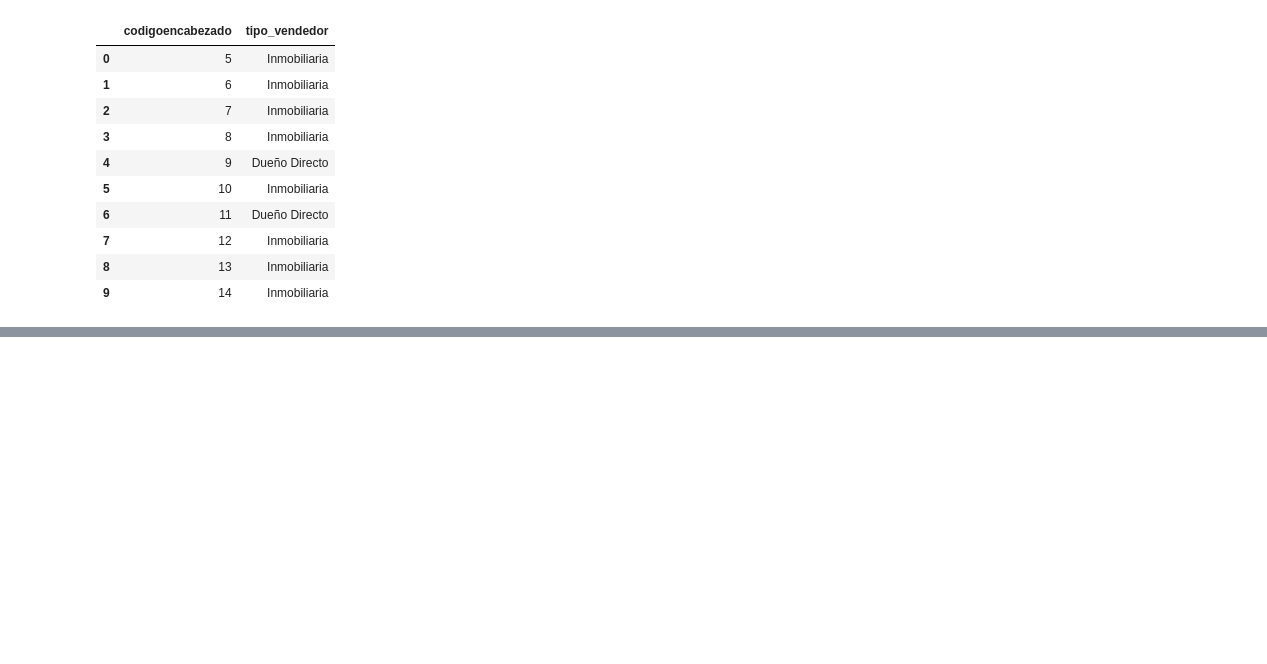
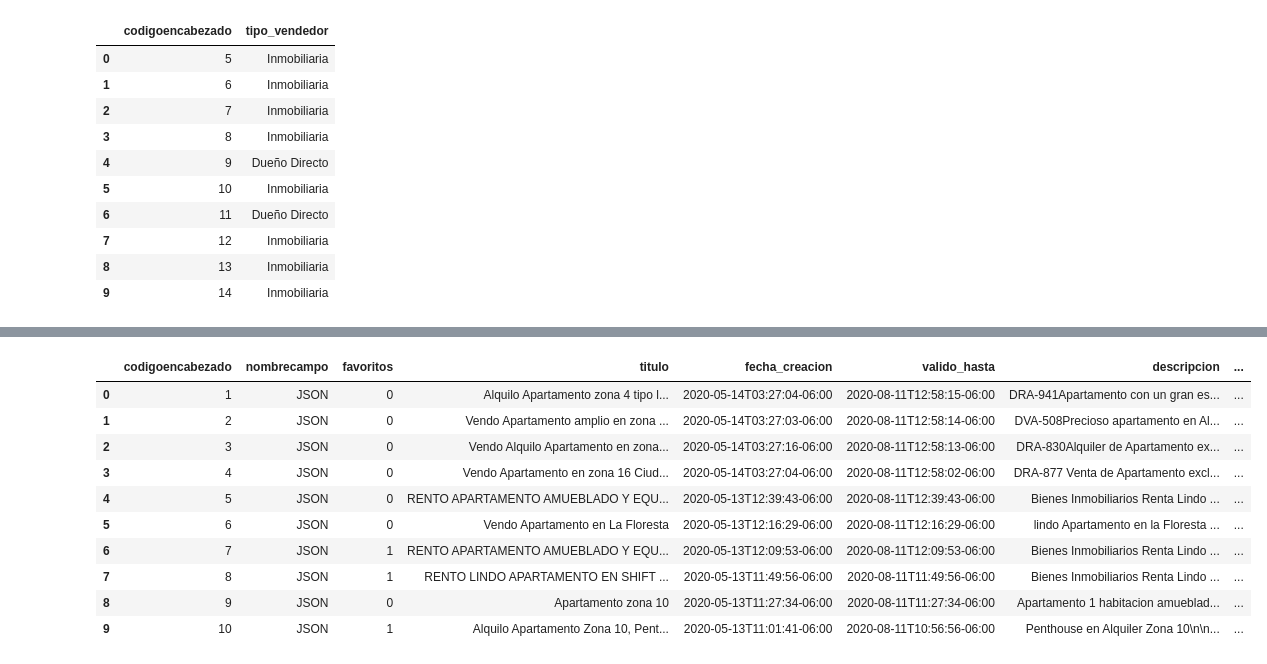
Before and after one commit to yadderace/ScrappingProject, a Jupyter notebook: Notebooks/Data Cleaning.ipynb, the cells around one changed output, grey strips where cells are left out. Drawn from its saved outputs; the diff is of its cells as text; code cells hidden in the pictures; blank space fills up the shorter version.

Commit message:
Se agrego seccion de JSON y se cambio el nombre de archivo a Data Cleaning

```diff
--- a/Notebooks/Data Wrangling.ipynb
+++ b/Notebooks/Data Cleaning.ipynb
@@ -554,0 +584,47 @@ dfDetalleVendedor.head(10)
+# %%
+# Obtenemos solo registros con NombreCampo == "JSON"
+dfDetalleJson = dfDetalleRegistros.loc[dfDetalleRegistros["nombrecampo"] == "JSON",
+                                        ["codigoencabezado", "nombrecampo", "valorjson"]]
+
+# Reseteamos valores de indices.
+dfDetalleJson.reset_index(drop = True, inplace = True)
+
+# Obtenemos los elementos que interesan
+dfDetalleJson['favoritos'] = [list(json.loads(json.dumps(elemento))['elements'].values())[0]['favorites']['count']
+                              for elemento in dfDetalleJson['valorjson']]
+
+dfDetalleJson['titulo'] = [list(json.loads(json.dumps(elemento))['elements'].values())[0]['title']
+                              for elemento in dfDetalleJson['valorjson']]
+
+dfDetalleJson['fecha_creacion'] = [list(json.loads(json.dumps(elemento))['elements'].values())[0]['created_at']
+                              for elemento in dfDetalleJson['valorjson']]
+
+dfDetalleJson['valido_hasta'] = [list(json.loads(json.dumps(elemento))['elements'].values())[0]['valid_to']
+                              for elemento in dfDetalleJson['valorjson']]
+
+dfDetalleJson['descripcion'] = [list(json.loads(json.dumps(elemento))['elements'].values())[0]['description']
+                              for elemento in dfDetalleJson['valorjson']]
+
+dfDetalleJson['partner_code'] = [list(json.loads(json.dumps(elemento))['elements'].values())[0]['partner_code']
+                              for elemento in dfDetalleJson['valorjson']]
+
+dfDetalleJson['user_id'] = [list(json.loads(json.dumps(elemento))['elements'].values())[0]['user_id']
+                              for elemento in dfDetalleJson['valorjson']]
+
+# Eliminamos la columna NombreCampo
+dfDetalleJson.drop(columns = ['valorjson'], inplace = True)
+
+
+dfDetalleJson.head(10)
+# %% [output]
+|  | codigoencabezado | nombrecampo | favoritos | titulo | fecha_creacion | valido_hasta | descripcion | ... |
+| 0 | 1 | JSON | 0 | Alquilo Apartamento zona 4 tipo l... | 2020-05-14T03:27:04-06:00 | 2020-08-11T12:58:15-06:00 | DRA-941Apartamento con un gran es... | ... |
+| 1 | 2 | JSON | 0 | Vendo Apartamento amplio en zona ... | 2020-05-14T03:27:03-06:00 | 2020-08-11T12:58:14-06:00 | DVA-508Precioso apartamento en Al... | ... |
+| 2 | 3 | JSON | 0 | Vendo Alquilo Apartamento en zona... | 2020-05-14T03:27:16-06:00 | 2020-08-11T12:58:13-06:00 | DRA-830Alquiler de Apartamento ex... | ... |
+| 3 | 4 | JSON | 0 | Vendo Apartamento en zona 16 Ciud... | 2020-05-14T03:27:04-06:00 | 2020-08-11T12:58:02-06:00 | DRA-877 Venta de Apartamento excl... | ... |
+| 4 | 5 | JSON | 0 | RENTO APARTAMENTO AMUEBLADO Y EQU... | 2020-05-13T12:39:43-06:00 | 2020-08-11T12:39:43-06:00 | Bienes Inmobiliarios Renta Lindo ... | ... |
+| 5 | 6 | JSON | 0 | Vendo Apartamento en La Floresta | 2020-05-13T12:16:29-06:00 | 2020-08-11T12:16:29-06:00 | lindo Apartamento en la Floresta ... | ... |
+| 6 | 7 | JSON | 1 | RENTO APARTAMENTO AMUEBLADO Y EQU... | 2020-05-13T12:09:53-06:00 | 2020-08-11T12:09:53-06:00 | Bienes Inmobiliarios Renta Lindo ... | ... |
+| 7 | 8 | JSON | 1 | RENTO LINDO APARTAMENTO EN SHIFT ... | 2020-05-13T11:49:56-06:00 | 2020-08-11T11:49:56-06:00 | Bienes Inmobiliarios Renta Lindo ... | ... |
+| 8 | 9 | JSON | 0 | Apartamento zona 10 | 2020-05-13T11:27:34-06:00 | 2020-08-11T11:27:34-06:00 | Apartamento 1 habitacion amueblad... | ... |
+| 9 | 10 | JSON | 1 | Alquilo Apartamento Zona 10, Pent... | 2020-05-13T11:01:41-06:00 | 2020-08-11T10:56:56-06:00 | Penthouse en Alquiler Zona 10\n\n... | ... |
```
Also changed, not shown: parts of 6 cells of this notebook.
